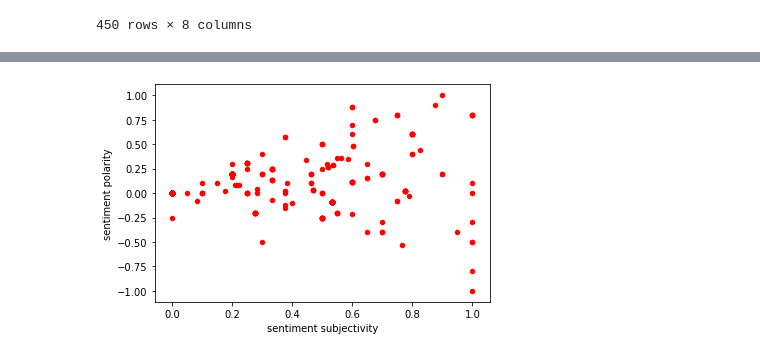
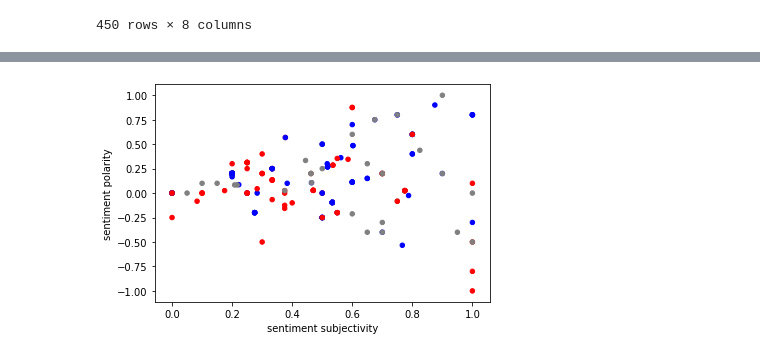
Before and after one commit to alexanderlim9/first-amendment-twitter, a Jupyter notebook: sentiment.ipynb, the cells around one changed output, grey strips where cells are left out. Saved outputs shown, nothing was run; the diff lists cells and outputs as text; code cells hidden in the pictures.

Commit message:
Color points by 'political leaning'

```diff
--- a/sentiment.ipynb
+++ b/sentiment.ipynb
@@ -43,3 +43,18 @@ df
 | 448 | 2019-11-10 07:52:26 | b'RT @DevinCow: Just a reminder t... | 2372 | 0 | False | True | 0.200000 | ... |
 | 449 | 2019-11-10 07:33:07 | b'RT @TheCiscoKid2: #ResistLouder... | 3 | 0 | True | True | 0.000000 | ... |
 450 rows × 8 columns
+# %%
+color = []
+
+for index, row in df.iterrows():
+    if (row['follows trump']):
+        color.append('red')
+    elif (row['follows clinton']):
+        color.append('blue')
+    elif (row['follows trump'] and row['follows clinton']):
+        color.append('purple')
+    else:
+        color.append('gray')
+
+df['color'] = color
+df
@@ -46,5 +75,5 @@ df
 # %%
-df.plot(kind='scatter',x='sentiment subjectivity',y='sentiment polarity',color='red')
+df.plot(kind='scatter',x='sentiment subjectivity',y='sentiment polarity',color=color)
 plt.show()
 # %% [output]
-[figure, old version]
+[figure, new version]
```
Also changed, not shown: parts of 1 cell of this notebook.
